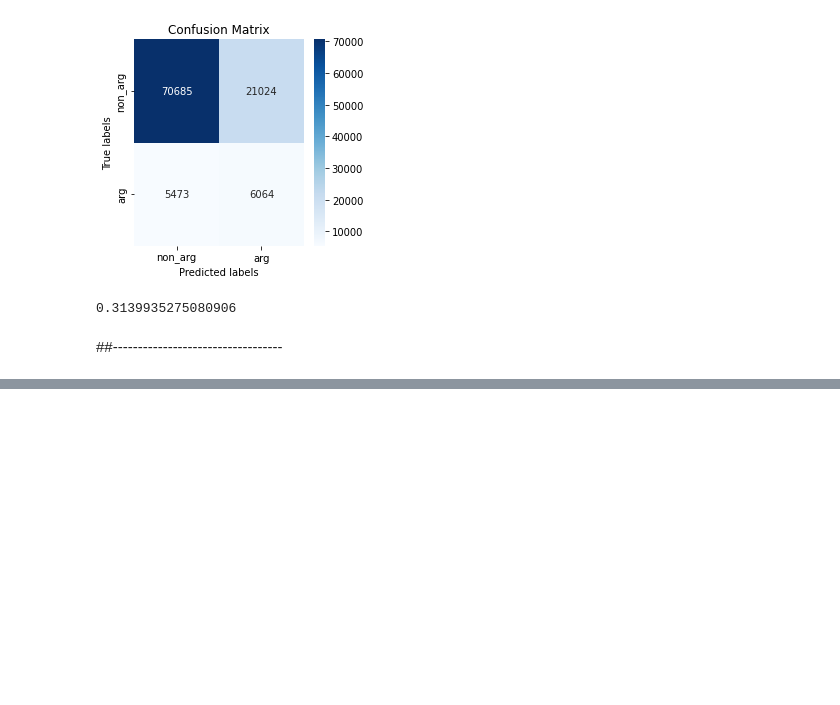
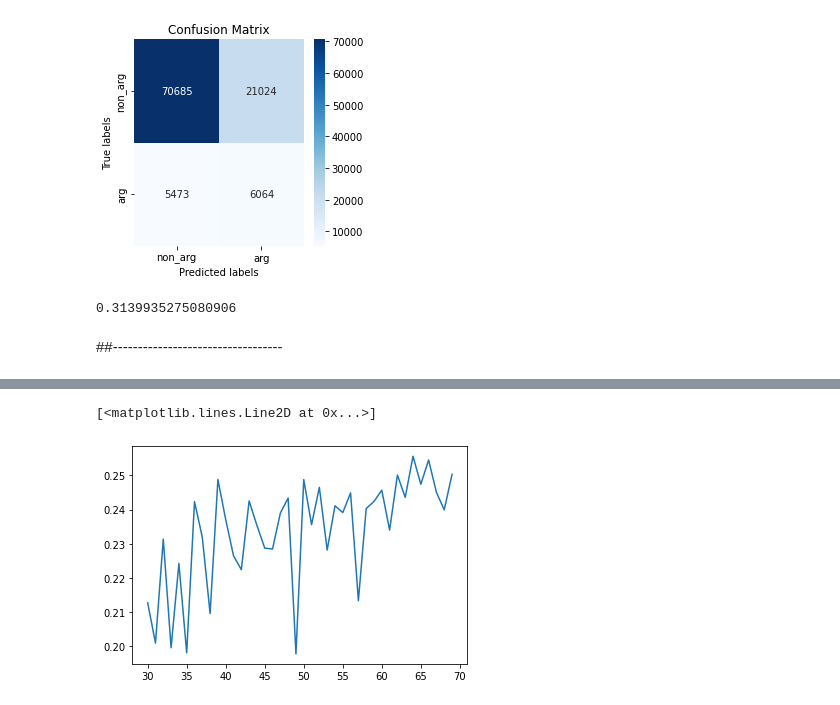
Before and after one commit to hasan-sh/advanced-nlp, a Jupyter notebook: Firstmodel_baseline.ipynb, the cells around one changed output, grey strips where cells are left out. Drawn from its saved outputs; the diff is of its cells as text; code cells hidden in the pictures; blank space fills up the shorter version.

```diff
--- a/Firstmodel_baseline.ipynb
+++ b/Firstmodel_baseline.ipynb
@@ -835,8 +628,0 @@ t.shape
-# %%
-# wrap in ColumnTransformer
-ct = ColumnTransformer([("token_vec", CountVectorizer(), ["token"])], remainder="passthrough",sparse_threshold=0)
-
-# second pipeline
-pipeline = Pipeline(steps=[('ct', ct)])
-
-X_test = pipeline.fit_transform(ctest)
@@ -870,0 +631,6 @@ dataset.shape
+# %%
+train_df=make_binary_label(train[['token','target']])
+test_df=make_binary_label(test[['token','target']])
+
+
+train_df=downsample(train_df,820000)
@@ -870,0 +671,29 @@ dataset.shape
+# %%
+nr_col=[]
+f1_ss=[]
+for i in range(30,70):
+  nr_col.append(i)
+  X_train=train_df[['token']]
+  y_train=train_df['label']
+
+  X_test=test_df[['token']]
+  y_test=test_df['label']
+  print("with ",i," colums")
+  # Apply the hashing trick to the categorical features
+  hasher = FeatureHasher(n_features=i, input_type='string')
+  X_train = hasher.fit_transform(X_train.token)
+  X_test = hasher.transform(X_test.token)
+  # Convert the resulting sparse matrix to a dense matrix and concatenate with the numerical features
+  X_train  = pd.DataFrame(X_train.toarray())
+  X_test  = pd.DataFrame(X_test.toarray())
+
+  y_pred=logistic_reg(X_train,X_test,y_train,y_test)
+  f1 = f1_score(y_test,y_pred)
+  print(f"{f1=}")
+  f1_ss.append(f1)
+
+  f1_we = f1_score(y_test,y_pred,average="weighted")
+  print(f"{f1_we=}")
+
+  npred=y_pred.sum()
+  print(f"{npred=}")
@@ -870,0 +718,5 @@ dataset.shape
+# %%
+plt.plot(nr_col,f1_ss) #before
+# %% [output]
+[<matplotlib.lines.Line2D at 0x...>]
+[figure, added]
```
Also changed, not shown: parts of 64 cells of this notebook.
